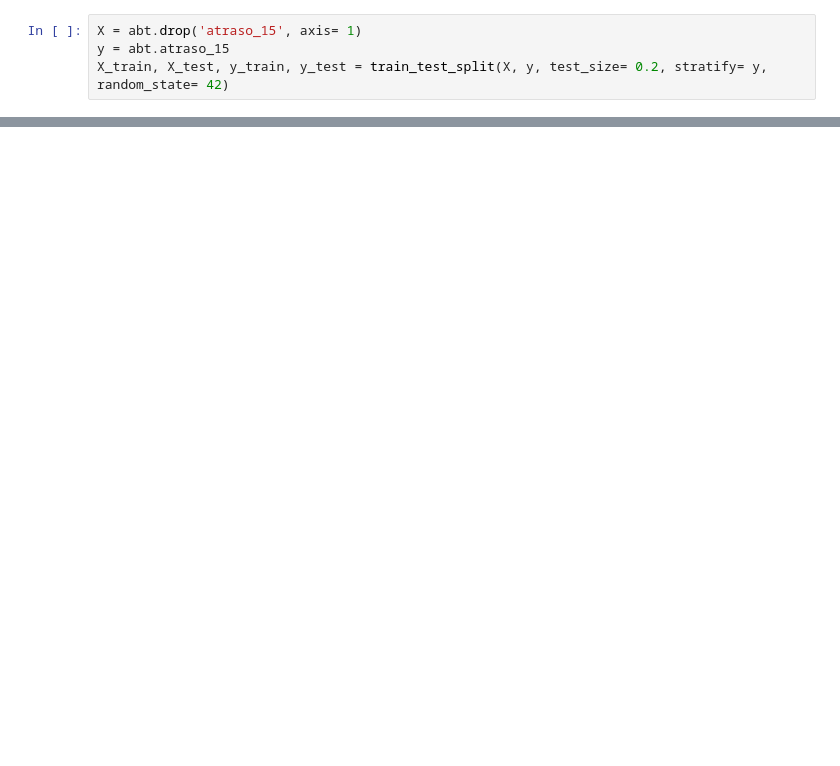
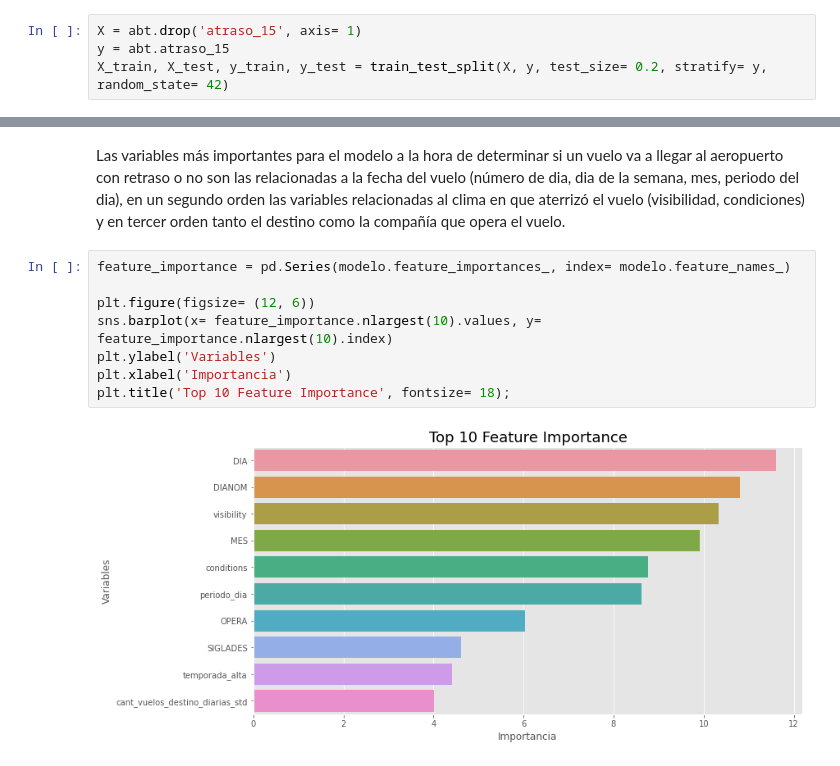
Before and after one commit to tomasaltilio/Latam, a Jupyter notebook: solution.ipynb, the cells around one changed output, grey strips where cells are left out. Saved outputs shown, nothing was run; the diff lists cells and outputs as text; blank space fills up the shorter version.

```diff
--- a/solution.ipynb
+++ b/solution.ipynb
@@ -570,0 +559,12 @@ dtype: float64
+# %% [markdown]
+Las variables más importantes para el modelo a la hora de determinar si un vuelo va a llegar al aeropuerto con retraso o no son las relacionadas a la fecha del vuelo (número de dia, dia de la semana, mes, periodo del dia), en un segundo orden las variables relacionadas al clima en que aterrizó el vuelo (visibilidad, condiciones) y en tercer orden tanto el destino como la compañía que opera el vuelo.
+# %%
+feature_importance = pd.Series(modelo.feature_importances_, index= modelo.feature_names_)
+
+plt.figure(figsize= (12, 6))
+sns.barplot(x= feature_importance.nlargest(10).values, y= feature_importance.nlargest(10).index)
+plt.ylabel('Variables')
+plt.xlabel('Importancia')
+plt.title('Top 10 Feature Importance', fontsize= 18);
+# %% [output]
+[figure, added]
```
Also changed, not shown: parts of 14 cells of this notebook.
